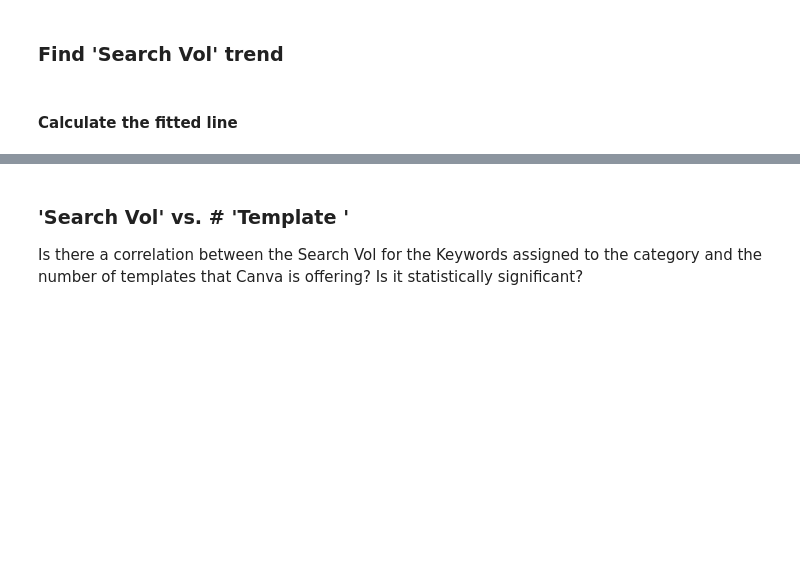
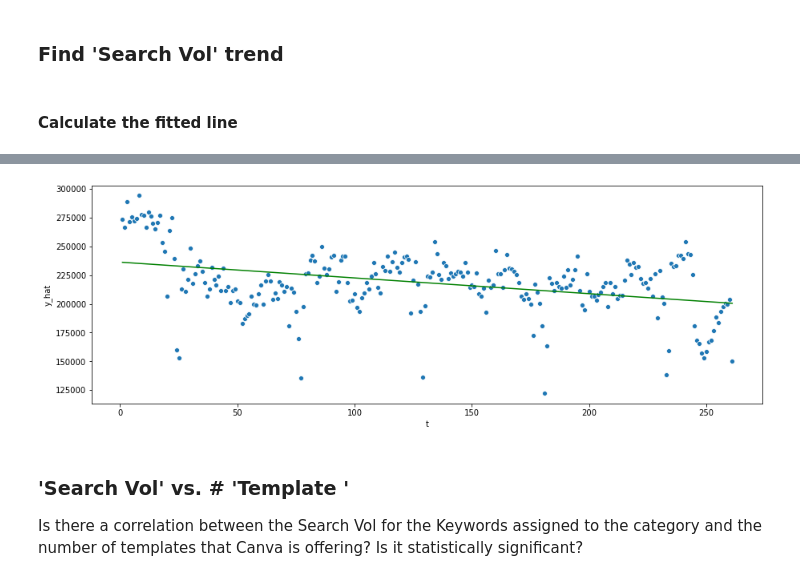
Before and after one commit to pepenunez/product-analytics, a Jupyter notebook: data-gathering.ipynb, the cells around one changed output, grey strips where cells are left out. Saved outputs shown, nothing was run; the diff lists cells and outputs as text; code cells hidden in the pictures; blank space fills up the shorter version.

```diff
--- a/data-gathering.ipynb
+++ b/data-gathering.ipynb
@@ -320,9 +320,17 @@ for sub in sub_dic:
 sub_dic_gp['Total'] = sub_dic_gp['Total'].groupby('Date', as_index=False).agg('sum')
 # %% [markdown]
 #### Calculate the fitted line
-# %%
-# Create a constant
-sub_dic_gp['Total']['const'] = 1.0
-sub_dic_gp['Total'].head()
-# %%
-sm.add_constant(sub_dic_gp['Total'])
+# %%
+# Create a constant
+sub_dic_gp['Total'] = sm.add_constant(sub_dic_gp['Total'])
+sub_dic_gp['Total'] = sub_dic_gp['Total'].assign(t=range(1, len(sub_dic_gp['Total']) + 1))
+# sub_dic_gp['Total'] = sub_dic_gp['Total'].assign(t2=range(1, (len(sub_dic_gp['Total']) + 1)**2))
+
+# Run OLS
+X = sub_dic_gp['Total'][["const", "t"]]
+y = sub_dic_gp['Total']["Search Vol"]
+
+lin_reg = sm.OLS(y, X)
+results_total = lin_reg.fit()
+
+results_total.summary()
@@ -329,3 +357,18 @@ sm.add_constant(sub_dic_gp['Total'])
+# %%
+sub_dic_gp['Total'] = sub_dic_gp['Total'].assign(y_hat=results_total.predict(X))
+
+plt.figure(figsize=(15,5))
+
+sns.scatterplot(data=sub_dic_gp['Total'],
+                x='t',
+                y='Search Vol');
+
+sns.lineplot(data=sub_dic_gp['Total'],
+             x='t',
+             y="y_hat",
+             color="green");
+# %% [output]
+[figure, added]
 # %%
 # Run OLS
 lin_reg = sm.OLS(sub_dic_gp['Total']["Date"],
```
Also changed, not shown: parts of 2 cells of this notebook.
